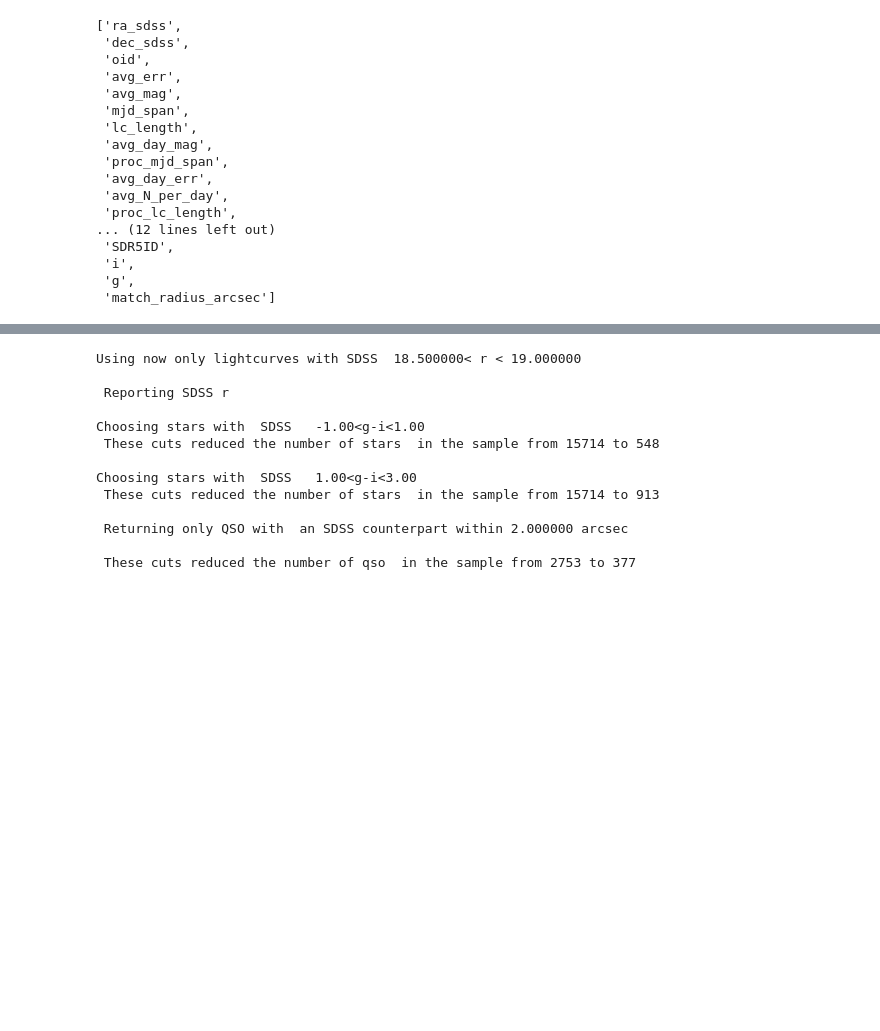
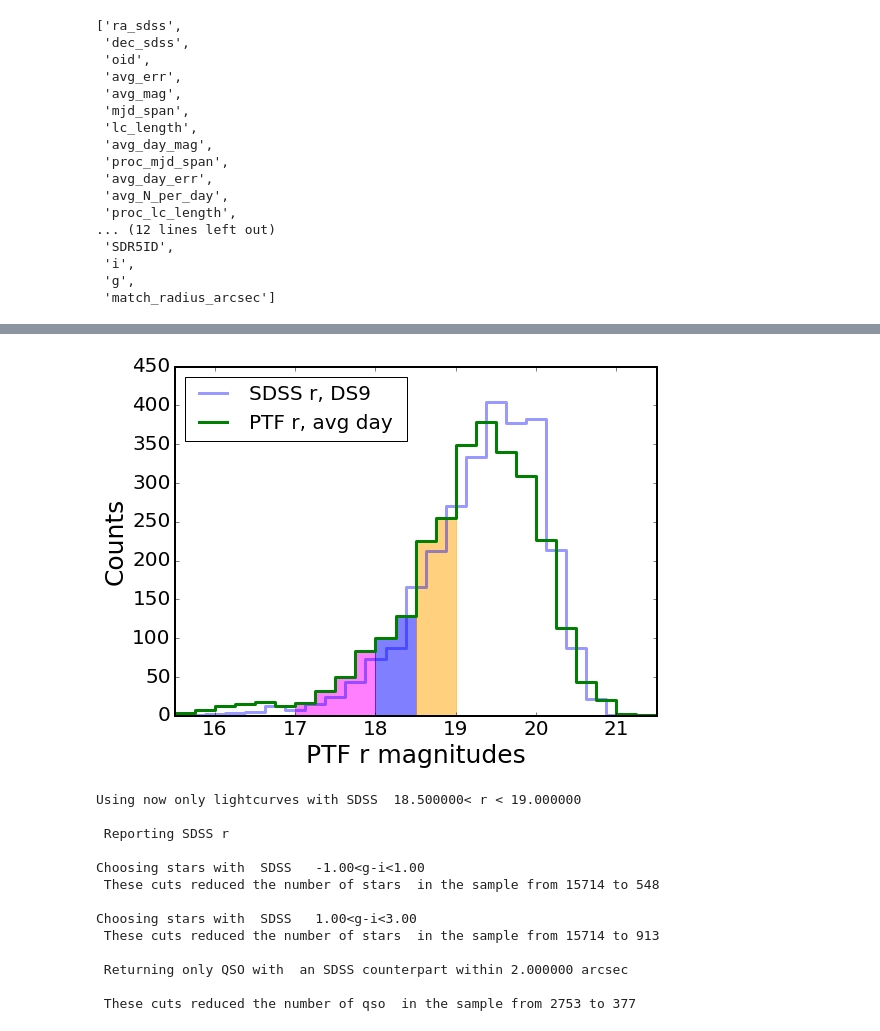
Before and after one commit to suberlak/CRTS_PROJECT, a Jupyter notebook: PTF_D_Fig_2_PTF_sel_r_cut.ipynb, the cells around one changed output, grey strips where cells are left out. Saved outputs shown, nothing was run; the diff lists cells and outputs as text; code cells hidden in the pictures; blank space fills up the shorter version.

```diff
--- a/PTF_D_Fig_2_PTF_sel_r_cut.ipynb
+++ b/PTF_D_Fig_2_PTF_sel_r_cut.ipynb
@@ -79,2 +54,71 @@ plt.title('Quasar population: magnitude selection')
+# %%
+rcParams['ytick.labelsize'] = 20
+rcParams['xtick.labelsize'] = 20
+rcParams['axes.labelsize'] = 25
+rcParams['axes.linewidth'] = 2
+rcParams['font.size'] = 20
+# %%
+%matplotlib inline
+x1 = 15.5
+x2 = 22
+
+fig,ax = plt.subplots(figsize=(8,6))
+
+nbins=np.arange(15,22.2,0.25)
+lw = 3
+
+m = (qso_cat['r'] > x1) * (qso_cat['r'] < x2)
+#ax.hist(qso_cat['r'][m], histtype='step', label = 'SDSS r, DS9', bins=nbins)
+hist, bin_edges = np.histogram(qso_cat['r'][m], bins=nbins, density=False)
+bin_centres = (bin_edges[:-1] + bin_edges[1:])/2
+ax.plot(bin_centres, hist, ls='steps',  label='SDSS r, DS9', lw=lw, alpha=0.4)
+
+
+
+m1 = (qso_cat['avg_mag'] > x1) * (qso_cat['avg_mag'] < x2)
+hist, bin_edges = np.histogram(qso_cat['avg_mag'][m1], bins=nbins, density=False)
+bin_centres = (bin_edges[1:] + bin_edges[1:])/2
+#ax.plot(bin_centres, hist, ls='steps',  label='PTF r, all epoch avg ', lw=lw, alpha=0.4)
+
+
+
+
+m2 = (qso_cat['avg_day_mag'] > x1 ) * ( qso_cat['avg_day_mag'] < x2 )
+hist, bin_edges = np.histogram(qso_cat['avg_day_mag'][m2], bins=nbins, density=False)
+bin_centres = nbins[:-1] #(bin_edges[:-1] )
+ax.plot(bin_centres, hist, ls='steps',  label='PTF r, avg day ', lw=lw)
+
+# shade area under the used histogram population....
+ax.fill_between(bin_centres, 0, hist, where = (bin_centres >= 16.8)*(bin_centres<=18), step='pre',
+                color='magenta', alpha=0.5 )
+
+ax.fill_between(bin_centres, 0, hist, where = (bin_centres >= 17.9)*(bin_centres<=18.55), step='pre',
+                color='blue', alpha=0.5 )
+
+ax.fill_between(bin_centres, 0, hist, where = (bin_centres >= 18.35)*(bin_centres<=19.1), step='pre',
+                color='orange', alpha=0.5 )
+
+# the bin edges do not exactly align with sample boundaries... ignore that in my simple illustration...
+#m = ((bin_centres - 17) > 0 ) * ((bin_centres - 17) < 0.15)
+#ax.fill_between(x=[17, bin_centres[m][0]], y1=[0,0], y2 =  [hist[m][0], hist[m][0]],color='magenta', alpha=0.5 )
+
+#for x in [17,18,18.5,19] :
+#    ax.axvline(x, ymax=0.5,ls='--')
+ax.set_xlabel('PTF r magnitudes') # , fontsize=20
+ax.set_ylabel('Counts') # , fontsize=20
+
+ax.set_xlim(15.5,21.5)
+ticks = ax.get_xticks()
+ax.set_xticks(ticks[1:-1])
+
+plt.legend(loc='upper left', fontsize=20 )
+#plt.title('Quasar population: magnitude selection', fontsize=15)
+plt.tight_layout()
+plt.savefig(outDir + 'Fig_2_Quasar_PTF_population_selection.png')
+#ax.set_xlim(16.5,18.5)
+#ax.set_ylim(0,50)
+#ax.fill_between?
+# %% [output]
+[figure, added]
 # %%
 Min = 18.5
```
Also changed, not shown: parts of 24 cells of this notebook, 9 other files.
